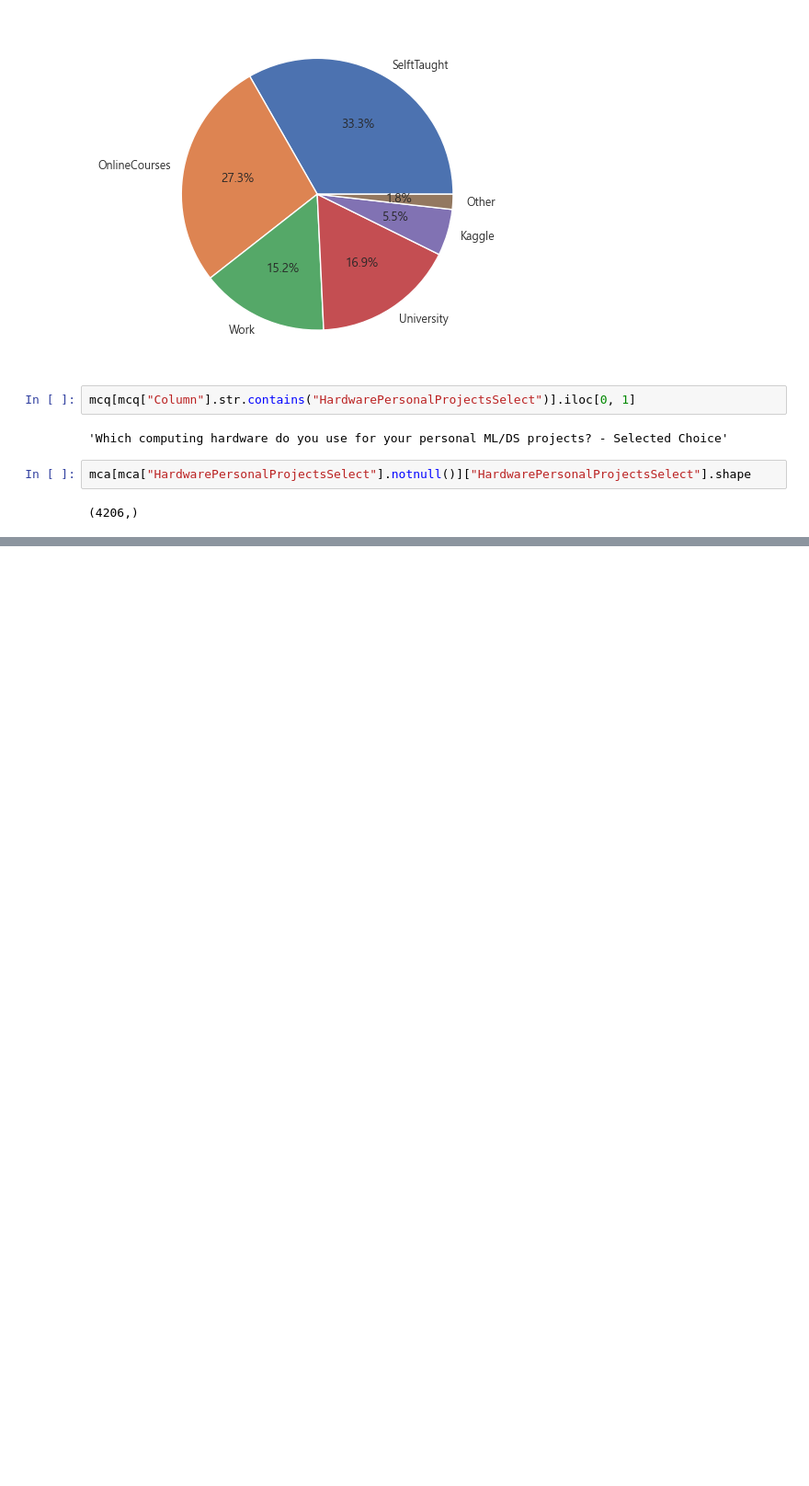
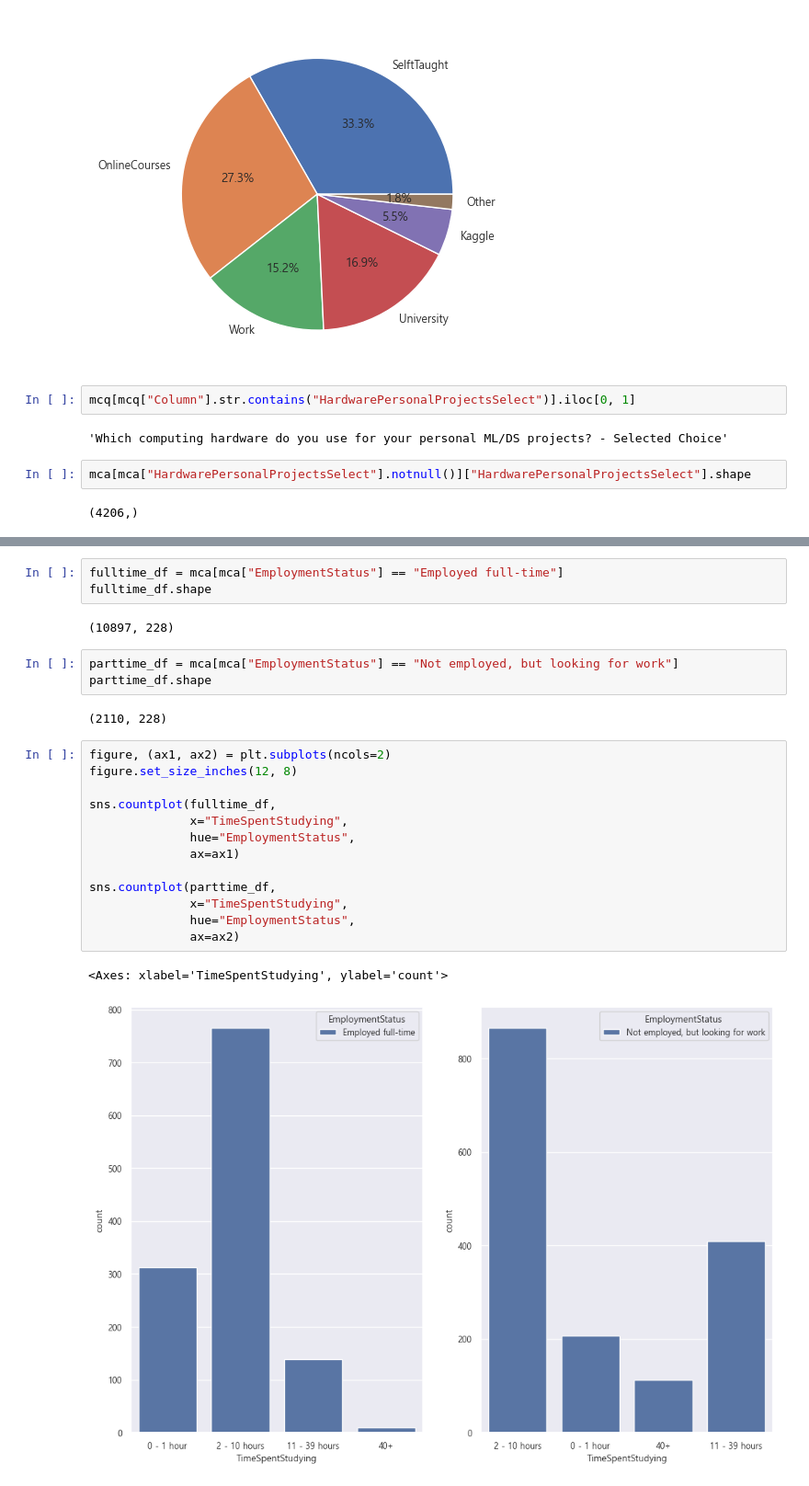
Before and after one commit to byulrim/KaggleExercise, a Jupyter notebook: kaggle_survey_2017_02.ipynb, the cells around one changed output, grey strips where cells are left out. Shown at 92% size. Saved outputs shown, nothing was run; the diff lists cells and outputs as text; blank space fills up the shorter version.

```diff
--- a/kaggle_survey_2017_02.ipynb
+++ b/kaggle_survey_2017_02.ipynb
@@ -422,0 +495,26 @@ mca["HardwarePersonalProjectsSelect"].str.split(",", expand=True).stack().reset_
+# %%
+fulltime_df = mca[mca["EmploymentStatus"] == "Employed full-time"]
+fulltime_df.shape
+# %% [output]
+(10897, 228)
+# %%
+parttime_df = mca[mca["EmploymentStatus"] == "Not employed, but looking for work"]
+parttime_df.shape
+# %% [output]
+(2110, 228)
+# %%
+figure, (ax1, ax2) = plt.subplots(ncols=2)
+figure.set_size_inches(12, 8)
+
+sns.countplot(fulltime_df,
+              x="TimeSpentStudying",
+              hue="EmploymentStatus",
+              ax=ax1)
+
+sns.countplot(parttime_df,
+              x="TimeSpentStudying",
+              hue="EmploymentStatus",
+              ax=ax2)
+# %% [output]
+<Axes: xlabel='TimeSpentStudying', ylabel='count'>
+[figure, added]
```
Also changed, not shown: parts of 7 cells of this notebook.
